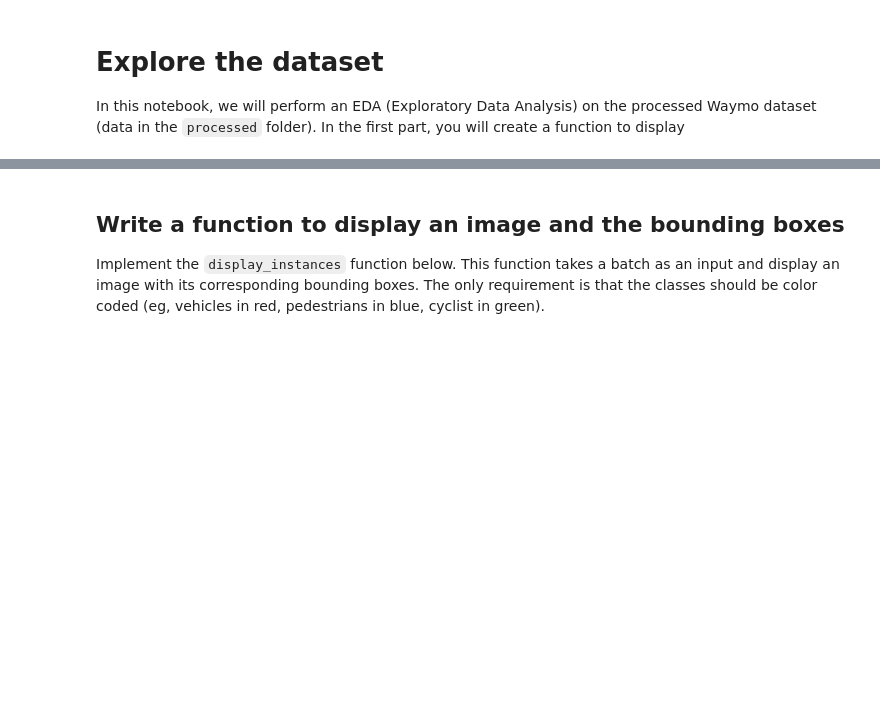
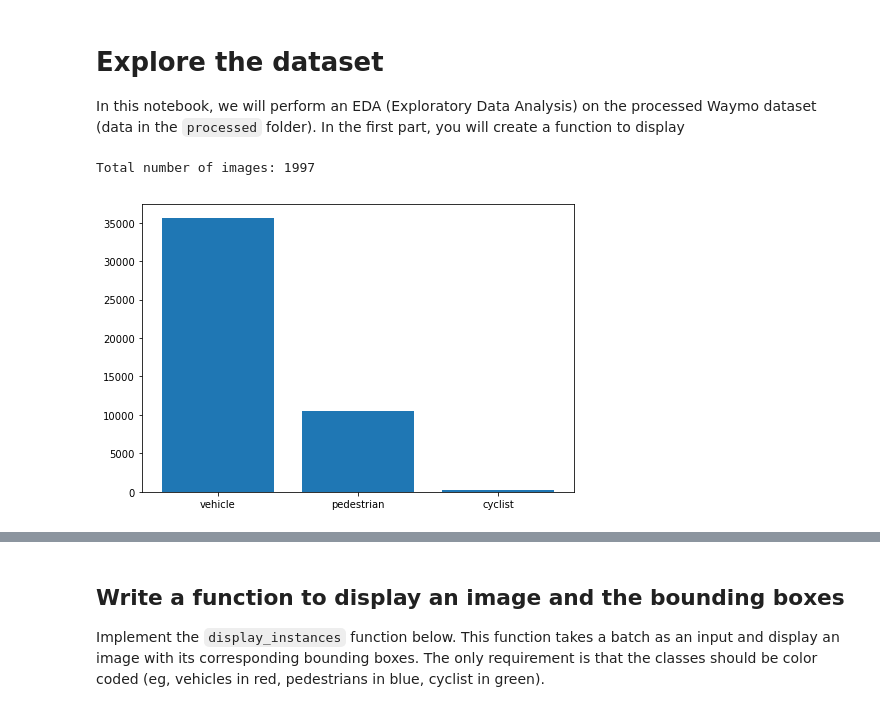
Before and after one commit to udacity/nd013-c1-vision-starter, a Jupyter notebook: Exploratory Data Analysis.ipynb, the cells around one changed output, grey strips where cells are left out. Cells and saved outputs as stored; diff of their text form; code cells hidden in the pictures; blank space fills up the shorter version.

```diff
--- a/Exploratory Data Analysis.ipynb
+++ b/Exploratory Data Analysis.ipynb
@@ -10 +15,36 @@ import matplotlib.patches as patches
 %matplotlib inline
+# %%
+filenames = glob.glob('/app/project/processed_data/processed/*.tfrecord')
+dataset = tf.data.TFRecordDataset(filenames)
+
+class_count = {1: 0, 2: 0, 4: 0}
+number_of_images = 0
+mean_pixel_vals = []
+
+parsed_image_dataset = dataset.map(parse_image_fn)
+for image_features in parsed_image_dataset:
+    number_of_images += 1
+    object_classes = image_features['image/object/class/label'].numpy()
+    for object in object_classes:
+        class_count[object] += 1
+
+    img = image_features['image/encoded'].numpy()
+    img = np.array(Image.open(io.BytesIO(img)))
+    mean_pixel_vals.append(np.mean(img))
+
+print(f'Total number of images: {number_of_images}')
+
+number_of_vehicles = class_count[1]
+number_of_pedestrians = class_count[2]
+number_of_cyclists = class_count[4]
+# %% [output]
+Total number of images: 1997
+# %%
+fig = plt.figure()
+ax = fig.add_axes([0,0,1,1])
+labels = ['vehicle', 'pedestrian', 'cyclist']
+values = [number_of_vehicles, number_of_pedestrians, number_of_cyclists]
+ax.bar(labels, values)
+plt.show()
+# %% [output]
+[figure, added]
```
Also changed, not shown: parts of 6 cells of this notebook.
